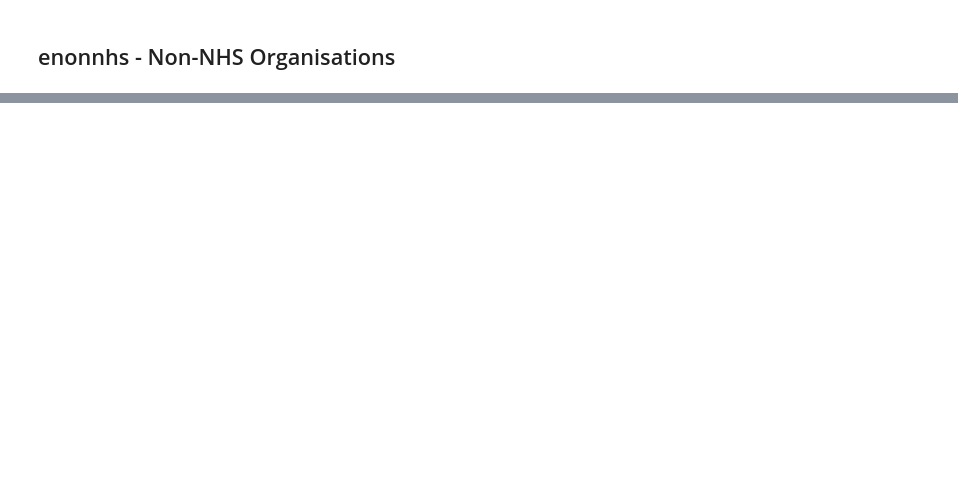
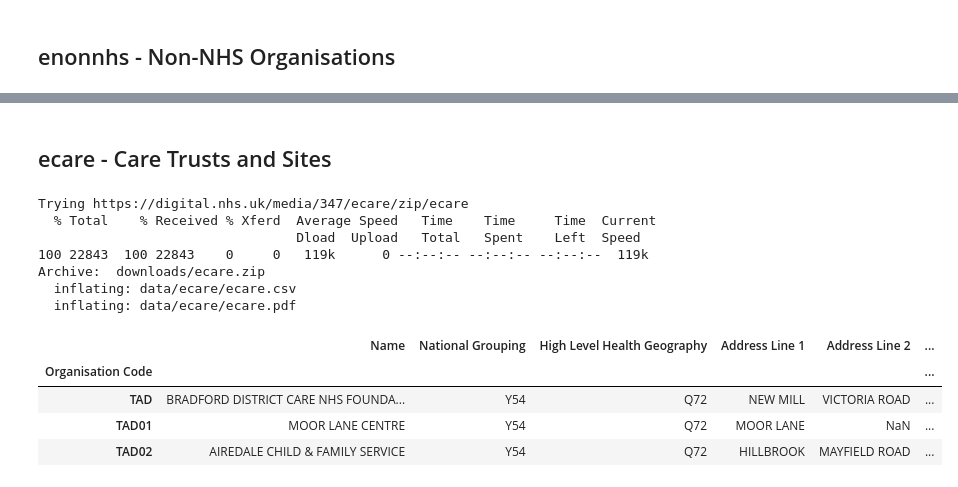
Before and after one commit to psychemedia/openHealthDataDoodles, a Jupyter notebook: notebooks/NHS and GP Administrative Data.ipynb, the cells around one changed output, grey strips where cells are left out. Drawn from its saved outputs; the diff is of its cells as text; code cells hidden in the pictures; blank space fills up the shorter version.

```diff
--- a/notebooks/NHS and GP Administrative Data.ipynb
+++ b/notebooks/NHS and GP Administrative Data.ipynb
@@ -1183,0 +1260,27 @@ Archive:  downloads/enonnhs.zip
+# %% [markdown]
+## ecare - Care Trusts and Sites
+# %%
+cols=['Organisation Code','Name','National Grouping','High Level Health Geography',
+      'Address Line 1','Address Line 2','Address Line 3','Address Line 4','Address Line 5','Postcode',
+      'Open Date','Close Date','Null','Organisation SubType Code',
+      'Null','Null','Null','Contact Telephone Number',
+      'Null','Null','Null',
+      'Amended Record Indicator','Null',
+      'GOR Code','Null','Null','Null']
+
+typ='ecare'
+tmp=normaliser(typ,cols,dates=[10,11],index=['Organisation Code'],encoding='Latin-1',db_con=con)
+tmp.head(3)
+# %% [output]
+Trying https://digital.nhs.uk/media/347/ecare/zip/ecare
+  % Total    % Received % Xferd  Average Speed   Time    Time     Time  Current
+                                 Dload  Upload   Total   Spent    Left  Speed
+100 22843  100 22843    0     0   119k      0 --:--:-- --:--:-- --:--:--  119k
+Archive:  downloads/ecare.zip
+  inflating: data/ecare/ecare.csv
+  inflating: data/ecare/ecare.pdf
+|  | Name | National Grouping | High Level Health Geography | Address Line 1 | Address Line 2 | ... |
+| Organisation Code |  |  |  |  |  | ... |
+| TAD | BRADFORD DISTRICT CARE NHS FOUNDA... | Y54 | Q72 | NEW MILL | VICTORIA ROAD | ... |
+| TAD01 | MOOR LANE CENTRE | Y54 | Q72 | MOOR LANE | NaN | ... |
+| TAD02 | AIREDALE CHILD & FAMILY SERVICE | Y54 | Q72 | HILLBROOK | MAYFIELD ROAD | ... |
```
Also changed, not shown: parts of 36 cells of this notebook, 1 other file.
